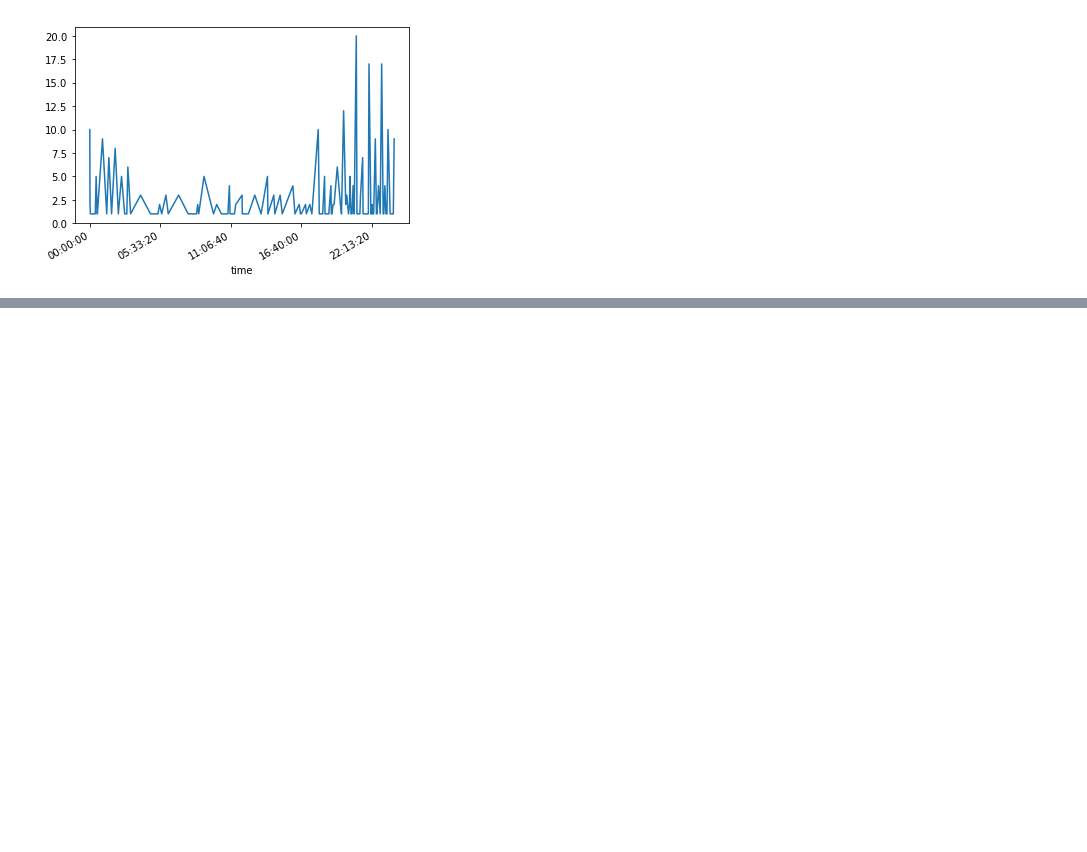
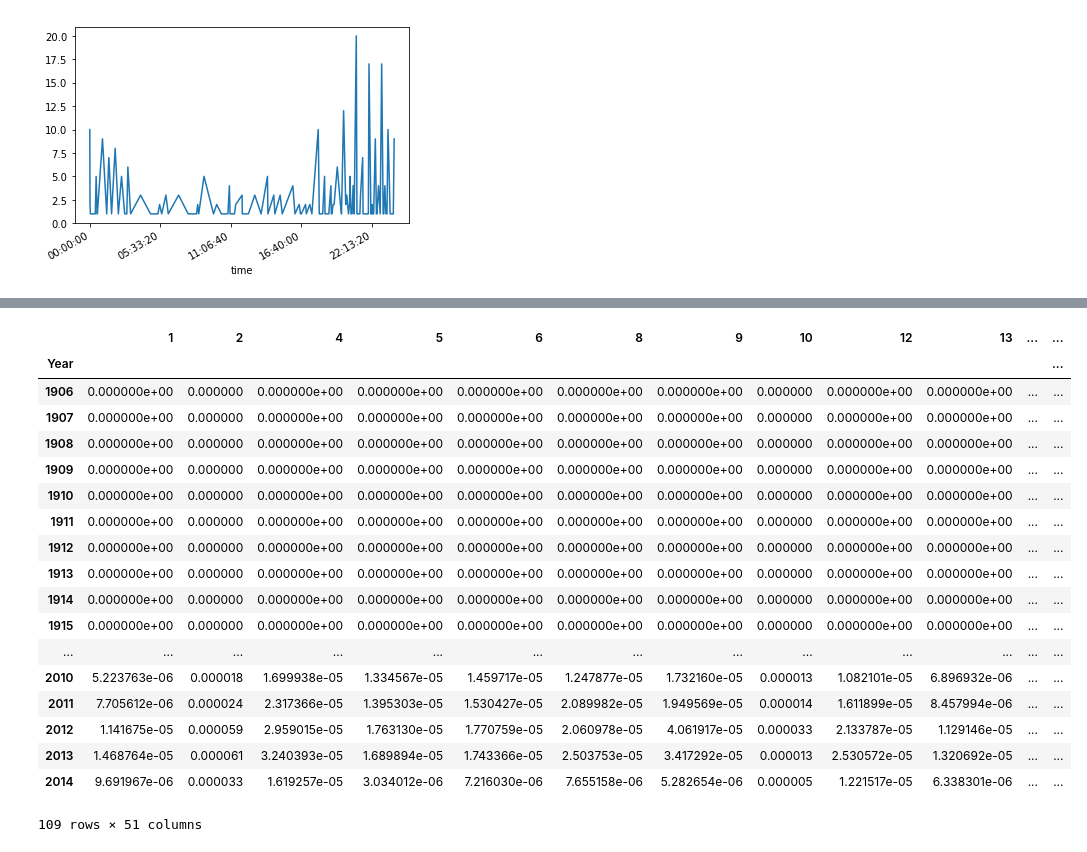
Before and after one commit to pratikshrivastava/DV_PROJECT_FALL2017, a Jupyter notebook: Comp_3_UFO.ipynb, the cells around one changed output, grey strips where cells are left out. Saved outputs shown, nothing was run; the diff lists cells and outputs as text; code cells hidden in the pictures; blank space fills up the shorter version.

Commit message:
Add normalization of total sighting over population

```diff
--- a/Comp_3_UFO.ipynb
+++ b/Comp_3_UFO.ipynb
@@ -307,0 +310,5 @@ plt.show()
+# %%
+population = pd.read_csv("data/usa-population.csv")
+population.set_index("Year",inplace=True)
+#replace the columns of state abbreviation with fips number
+population.columns=[int(abbr_to_fits.get(key,-1)) for key in population.columns]
@@ -307,0 +326,30 @@ plt.show()
+# %%
+#replace the n/a values (missing population values for earlier years) in some states with the population value of its first available year.
+for state_id in population.columns:
+    first_valid=[val for val in population[state_id] if val!="n/a"][0]
+    population[state_id].replace("n/a",first_valid,inplace=True)
+# %%
+#create dataframe whose cell value is total sighting over population for each state per year from 1906 to 2014.
+sighting_over_population=pd.DataFrame([get_state_data(state_id,1906,2014)[1]/pd.to_numeric(population[state_id]) for state_id in population.columns]).transpose()
+# %%
+sighting_over_population
+# %% [output]
+|  | 1 | 2 | 4 | 5 | 6 | 8 | 9 | 10 | 12 | 13 | ... | ... |
+| Year |  |  |  |  |  |  |  |  |  |  |  | ... |
+| 1906 | 0.000000e+00 | 0.000000 | 0.000000e+00 | 0.000000e+00 | 0.000000e+00 | 0.000000e+00 | 0.000000e+00 | 0.000000 | 0.000000e+00 | 0.000000e+00 | ... | ... |
+| 1907 | 0.000000e+00 | 0.000000 | 0.000000e+00 | 0.000000e+00 | 0.000000e+00 | 0.000000e+00 | 0.000000e+00 | 0.000000 | 0.000000e+00 | 0.000000e+00 | ... | ... |
+| 1908 | 0.000000e+00 | 0.000000 | 0.000000e+00 | 0.000000e+00 | 0.000000e+00 | 0.000000e+00 | 0.000000e+00 | 0.000000 | 0.000000e+00 | 0.000000e+00 | ... | ... |
+| 1909 | 0.000000e+00 | 0.000000 | 0.000000e+00 | 0.000000e+00 | 0.000000e+00 | 0.000000e+00 | 0.000000e+00 | 0.000000 | 0.000000e+00 | 0.000000e+00 | ... | ... |
+| 1910 | 0.000000e+00 | 0.000000 | 0.000000e+00 | 0.000000e+00 | 0.000000e+00 | 0.000000e+00 | 0.000000e+00 | 0.000000 | 0.000000e+00 | 0.000000e+00 | ... | ... |
+| 1911 | 0.000000e+00 | 0.000000 | 0.000000e+00 | 0.000000e+00 | 0.000000e+00 | 0.000000e+00 | 0.000000e+00 | 0.000000 | 0.000000e+00 | 0.000000e+00 | ... | ... |
+| 1912 | 0.000000e+00 | 0.000000 | 0.000000e+00 | 0.000000e+00 | 0.000000e+00 | 0.000000e+00 | 0.000000e+00 | 0.000000 | 0.000000e+00 | 0.000000e+00 | ... | ... |
+| 1913 | 0.000000e+00 | 0.000000 | 0.000000e+00 | 0.000000e+00 | 0.000000e+00 | 0.000000e+00 | 0.000000e+00 | 0.000000 | 0.000000e+00 | 0.000000e+00 | ... | ... |
+| 1914 | 0.000000e+00 | 0.000000 | 0.000000e+00 | 0.000000e+00 | 0.000000e+00 | 0.000000e+00 | 0.000000e+00 | 0.000000 | 0.000000e+00 | 0.000000e+00 | ... | ... |
+| 1915 | 0.000000e+00 | 0.000000 | 0.000000e+00 | 0.000000e+00 | 0.000000e+00 | 0.000000e+00 | 0.000000e+00 | 0.000000 | 0.000000e+00 | 0.000000e+00 | ... | ... |
+| ... | ... | ... | ... | ... | ... | ... | ... | ... | ... | ... | ... | ... |
+| 2010 | 5.223763e-06 | 0.000018 | 1.699938e-05 | 1.334567e-05 | 1.459717e-05 | 1.247877e-05 | 1.732160e-05 | 0.000013 | 1.082101e-05 | 6.896932e-06 | ... | ... |
+| 2011 | 7.705612e-06 | 0.000024 | 2.317366e-05 | 1.395303e-05 | 1.530427e-05 | 2.089982e-05 | 1.949569e-05 | 0.000014 | 1.611899e-05 | 8.457994e-06 | ... | ... |
+| 2012 | 1.141675e-05 | 0.000059 | 2.959015e-05 | 1.763130e-05 | 1.770759e-05 | 2.060978e-05 | 4.061917e-05 | 0.000033 | 2.133787e-05 | 1.129146e-05 | ... | ... |
+| 2013 | 1.468764e-05 | 0.000061 | 3.240393e-05 | 1.689894e-05 | 1.743366e-05 | 2.503753e-05 | 3.417292e-05 | 0.000013 | 2.530572e-05 | 1.320692e-05 | ... | ... |
+| 2014 | 9.691967e-06 | 0.000033 | 1.619257e-05 | 3.034012e-06 | 7.216030e-06 | 7.655158e-06 | 5.282654e-06 | 0.000005 | 1.221517e-05 | 6.338301e-06 | ... | ... |
+109 rows × 51 columns
```
Also changed, not shown: parts of 3 cells of this notebook, 2 other files.
